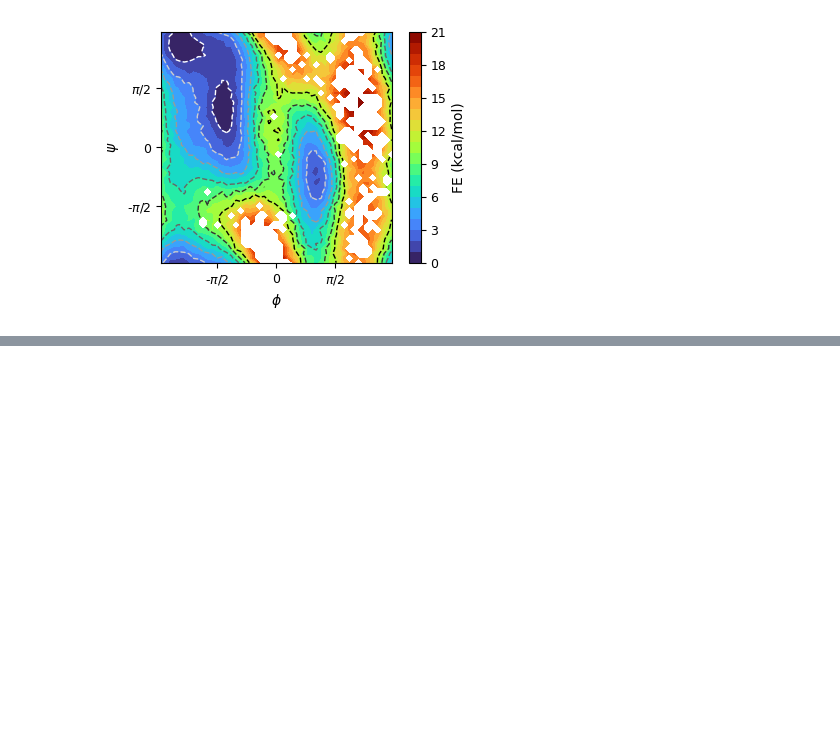
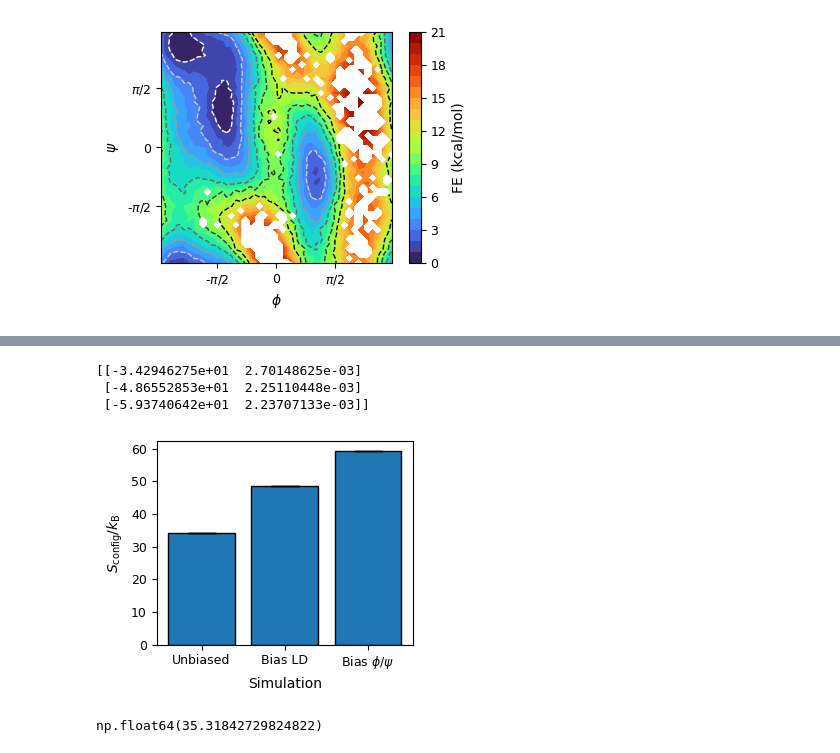
Before and after one commit to hocky-research-group/ShapeGMM_tutorial_2025, a Jupyter notebook: analyze_data/Part4_Generative.ipynb, the cells around one changed output, grey strips where cells are left out. Drawn from its saved outputs; the diff is of its cells as text; code cells hidden in the pictures; blank space fills up the shorter version.

```diff
--- a/analyze_data/Part4_Generative.ipynb
+++ b/analyze_data/Part4_Generative.ipynb
@@ -166,0 +168,32 @@ fig.subplots_adjust(left=0.15, right=0.92)
+# %%
+from shapeGMMTorch.utils import similarity as sm
+
+all_gmms = [wsgmm3_md, wsgmm3_ld1, wsgmm3_dih]
+labels = ["Unbiased", "Bias LD", "Bias $\phi/\psi$"]
+
+config_entropies = []
+
+for gmm in all_gmms:
+    config_entropies.append( sm.configurational_entropy(gmm,num_samples) )
+
+config_entropies = np.array(config_entropies)
+print(config_entropies)
+
+fig, ax = plt.subplots(figsize=(3.37,2.8))
+ax.bar(range(3), -config_entropies[:,0],yerr=config_entropies[:,1],capsize=10,  edgecolor='black')
+ax.set_xticks(range(3))
+ax.set_xticklabels(labels)
+ax.set_xlabel("Simulation")
+ax.set_ylabel("$S_\mathrm{config}/k_\mathrm{B}$")
+
+plt.tight_layout()
+plt.savefig(os.path.join(output_folder,"generate_config_entropy_barchart.pdf"))
+# %% [output]
+[[-3.42946275e+01  2.70148625e-03]
+ [-4.86552853e+01  2.25110448e-03]
+ [-5.93740642e+01  2.23707133e-03]]
+[figure, added]
+# %%
+all_gmms[0].score(all_gmms[0].generate(1))
+# %% [output]
+np.float64(35.31842729824822)
```
Also changed, not shown: parts of 1 cell of this notebook, 1 other file.
